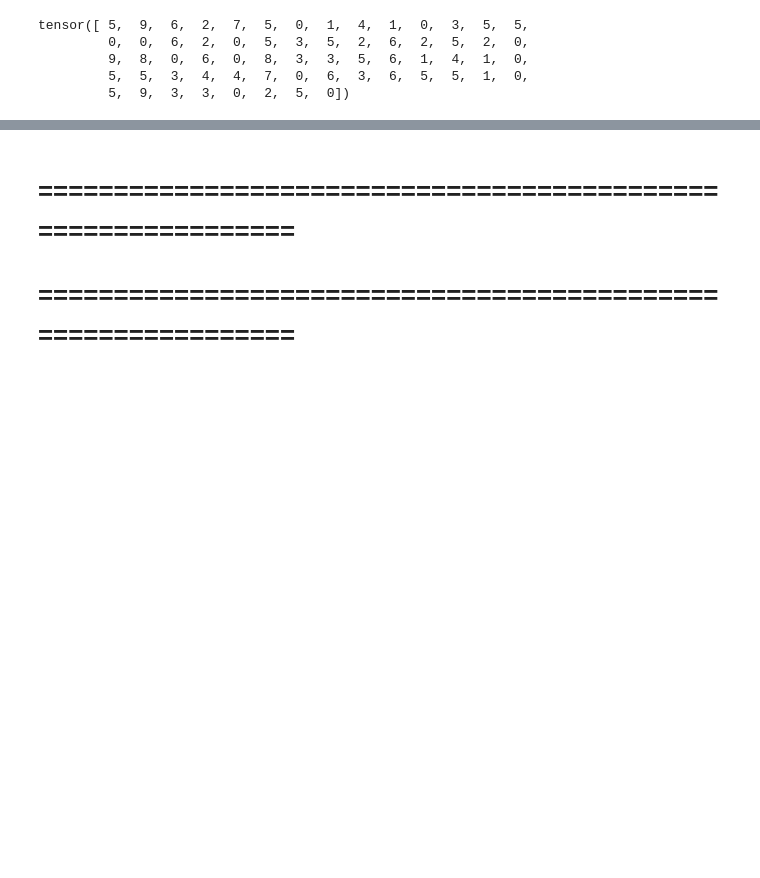
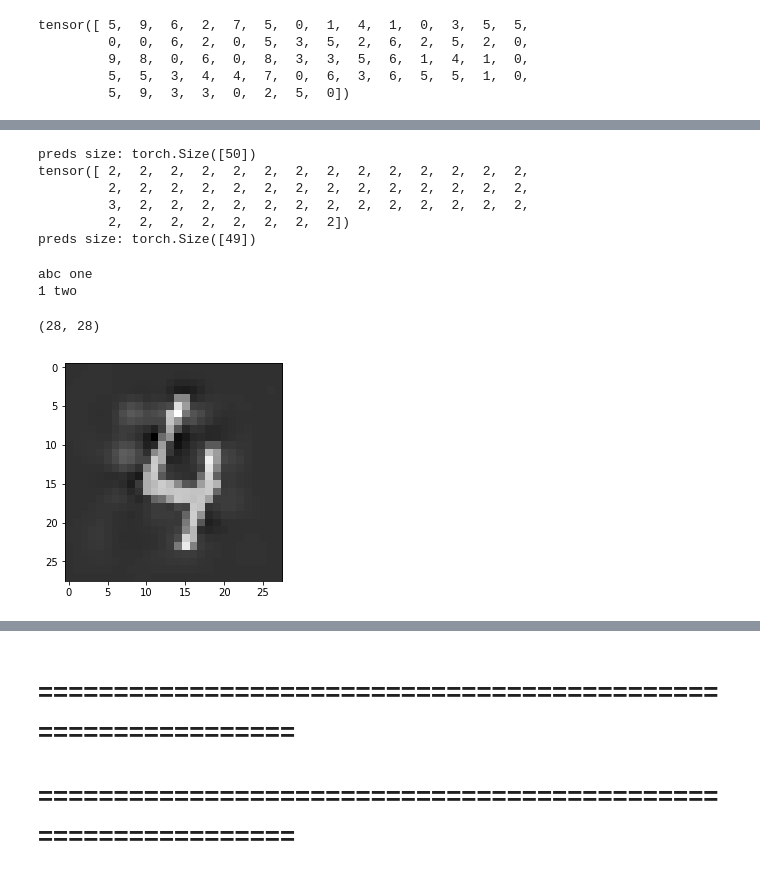
Before and after one commit to justinpyron/CS-231, a Jupyter notebook: Project/get_examples/get_adversarial_images.ipynb, the cells around one changed output, grey strips where cells are left out. Saved outputs shown, nothing was run; the diff lists cells and outputs as text; code cells hidden in the pictures; blank space fills up the shorter version.

```diff
--- a/Project/get_examples/get_adversarial_images.ipynb
+++ b/Project/get_examples/get_adversarial_images.ipynb
@@ -541,0 +617,29 @@ Predicted class: 7
+# %%
+print('preds size: {}'.format(preds.size()))
+print(preds)
+new_preds = preds[preds == 2]
+
+print('preds size: {}'.format(new_preds.size()))
+# %% [output]
+preds size: torch.Size([50])
+tensor([ 2,  2,  2,  2,  2,  2,  2,  2,  2,  2,  2,  2,  2,  2,
+         2,  2,  2,  2,  2,  2,  2,  2,  2,  2,  2,  2,  2,  2,
+         3,  2,  2,  2,  2,  2,  2,  2,  2,  2,  2,  2,  2,  2,
+         2,  2,  2,  2,  2,  2,  2,  2])
+preds size: torch.Size([49])
+# %%
+def save_image(tensor, path):
+    '''
+    Save the input PyTorch Tensor as a PNG file
+    Arguments:
+        - tensor: a PyTorch tensor. Expected dimensions are (C,H,W),
+                    where C = channels, H = height, W = width
+        - path: where to save file
+    '''
+
+    # Make tensor values fall in range [0,1]
+    tensor = tensor - tensor.min()
+    tensor = tensor/tensor.max()
+
+    tensor = transforms.ToPILImage()(tensor)
+    tensor.save(path)
@@ -541,0 +718,8 @@ Predicted class: 7
+# %%
+a = {'abc': 'one', 1:'two'}
+a
+for key, item in a.items():
+    print(key, item)
+# %% [output]
+abc one
+1 two
@@ -541,0 +730,30 @@ Predicted class: 7
+# %%
+p = '/Users/justinpyron/Google Drive/Stanford/Spring 2018/CS 231N/Project/get_examples/mnist_png/training/8/9935.png'
+t = Image.open(p)
+t.size
+# %% [output]
+(28, 28)
+# %%
+
+t = advs[8]
+
+plt.imshow(t[0], cmap='binary_r')
+plt.show()
+
+save_image(t, 'test.png')
+
+# print('t type: {}'.format(type(t)))
+# print('t size: {}'.format(t.size()))
+
+# # Make tensor values fall in range [0,1]
+# t = t - t.min()
+# t = t/t.max()
+
+# t = transforms.ToPILImage()(t)
+# print('t type: {}'.format(type(t)))
+# t.save('test_file.png')
+
+# print(t.mode)
+# print(t.size)
+# %% [output]
+[figure, added]
```
Also changed, not shown: parts of 37 cells of this notebook.
